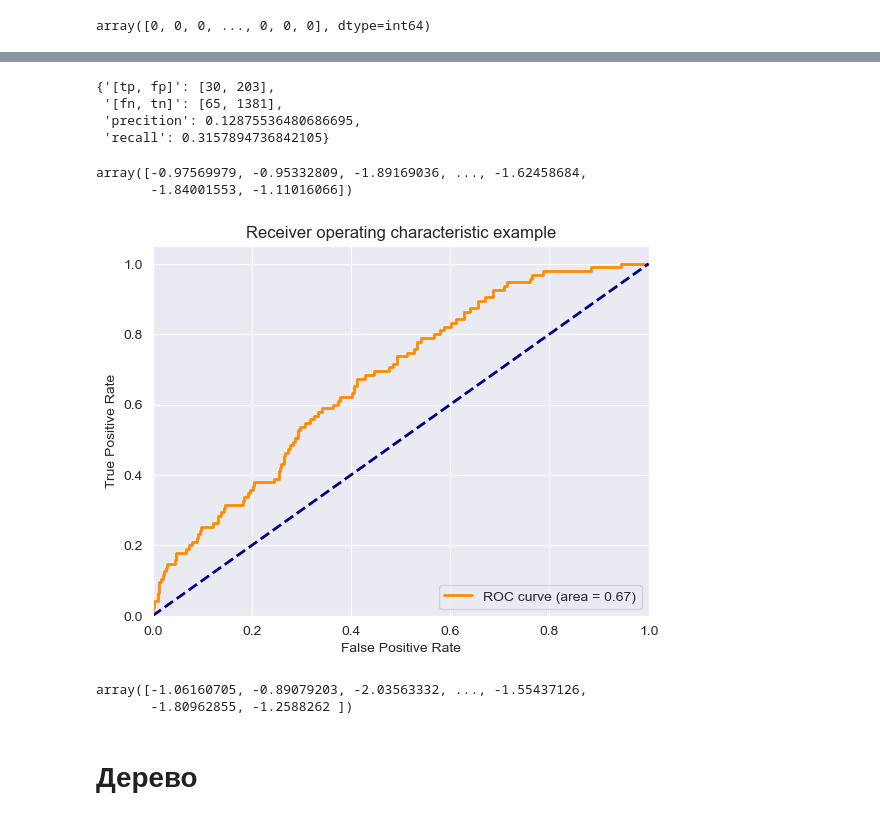
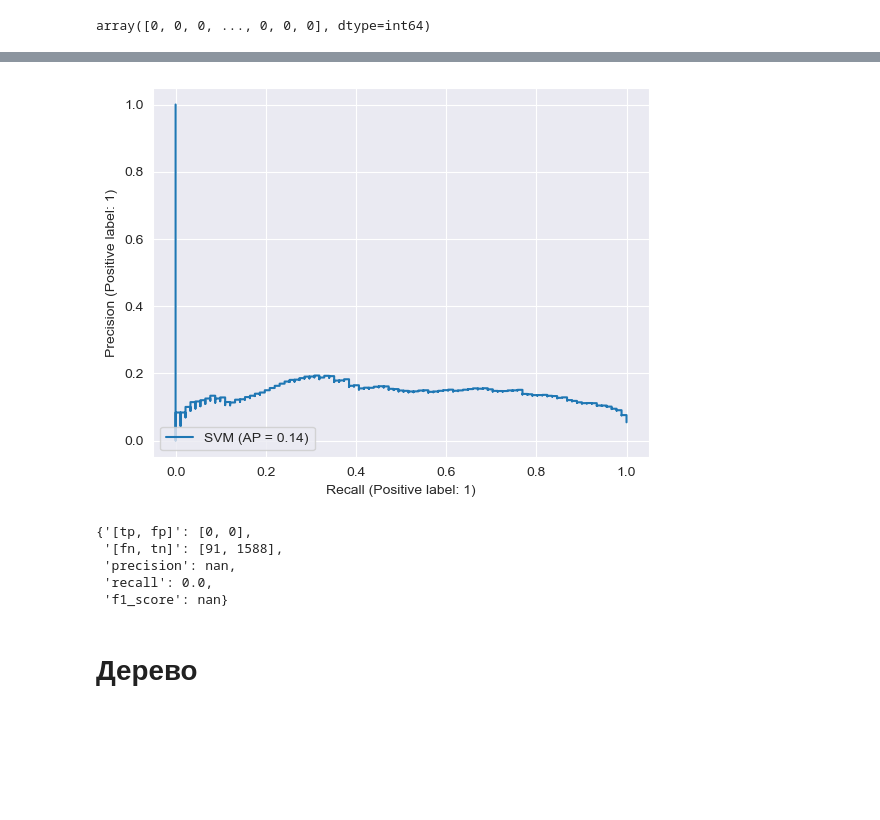
Before and after one commit to k0perX-X/HSEMachineLearning, a Jupyter notebook: m2/S2.ipynb, the cells around one changed output, grey strips where cells are left out. Saved outputs shown, nothing was run; the diff lists cells and outputs as text; code cells hidden in the pictures; blank space fills up the shorter version.

```diff
--- a/m2/S2.ipynb
+++ b/m2/S2.ipynb
@@ -31,13 +31,14 @@ def get_metrics(prediction, labels):
     tn = (~prediction & ~labels).sum()
     fp = (prediction & ~labels).sum()
     fn = (~prediction & labels).sum()
-    precition = tp / (tp + fp)
+    precision = tp / (tp + fp)
     recall = tp / (tp + fn)
     return {
         "[tp, fp]": [tp, fp],
         "[fn, tn]": [fn, tn],
-        "precition": precition,
-        "recall": recall
+        "precision": precision,
+        "recall": recall,
+        "f1_score": 2 * (precision * recall) / (precision + recall)
     }
 # %%
 df = pd.read_csv("DataSet2_1.csv", sep='|')
@@ -208,49 +237,18 @@ array([0, 0, 0, ..., 0, 0, 0], dtype=int64)
+# %%
+from sklearn.metrics import plot_precision_recall_curve
+
+data["SVM"]["pr_plot"] = plot_precision_recall_curve(clf, df_test[columns], df_test[predict_column], name="SVM")
+# %% [output]
+[figure, added]
 # %%
-get_metrics(clf.predict(df_test[columns]).astype(bool), df_test[predict_column].astype(bool))
+data["SVM"]["metrics"] = get_metrics(clf.predict(df_test[columns]).astype(bool), df_test[predict_column].astype(bool))
+data["SVM"]["metrics"]
 # %% [output]
-{'[tp, fp]': [30, 203],
- '[fn, tn]': [65, 1381],
- 'precition': 0.12875536480686695,
- 'recall': 0.3157894736842105}
+{'[tp, fp]': [0, 0],
+ '[fn, tn]': [91, 1588],
+ 'precision': nan,
+ 'recall': 0.0,
+ 'f1_score': nan}
-# %%
-from sklearn.metrics import roc_curve, auc
-
-y_score = clf.fit(X, y).decision_function(df_test[columns])
-pprint(y_score)
-fpr, tpr, _ = roc_curve(df_test[predict_column], y_score)
-roc_auc = auc(fpr, tpr)
-plt.figure()
-lw = 2
-data["SVM"] = {
-    "fpr": fpr,
-    "tpr": tpr,
-    "lw": lw,
-    "roc_auc": roc_auc,
-}
-plt.plot(
-    fpr,
-    tpr,
-    color="darkorange",
-    lw=lw,
-    label="ROC curve (area = %0.2f)" % roc_auc,
-)
-plt.plot([0, 1], [0, 1], color="navy", lw=lw, linestyle="--")
-plt.xlim([0.0, 1.0])
-plt.ylim([0.0, 1.05])
-plt.xlabel("False Positive Rate")
-plt.ylabel("True Positive Rate")
-plt.title("Receiver operating characteristic example")
-plt.legend(loc="lower right")
-plt.show()
-# %% [output]
-array([-0.97569979, -0.95332809, -1.89169036, ..., -1.62458684,
-       -1.84001553, -1.11016066])
-[figure, removed]
-# %%
-clf.fit(X, y).decision_function(df_test[columns])
-# %% [output]
-array([-1.06160705, -0.89079203, -2.03563332, ..., -1.55437126,
-       -1.80962855, -1.2588262 ])
 # %% [markdown]
 # Дерево
 # %%
```
Also changed, not shown: parts of 14 cells of this notebook.
